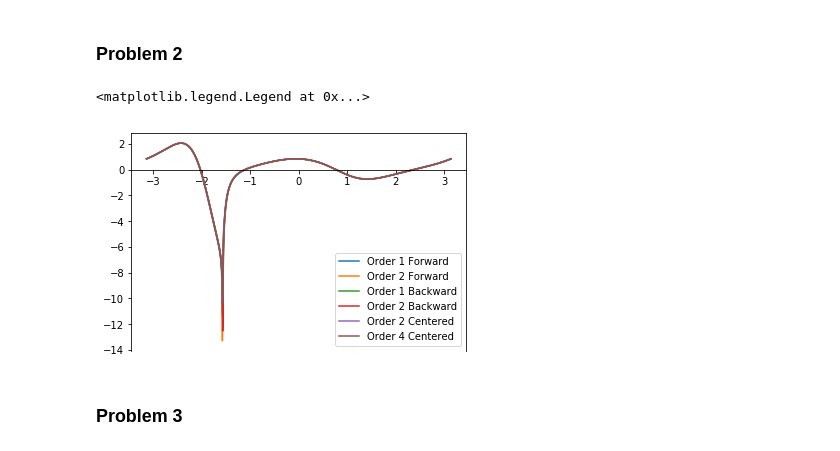
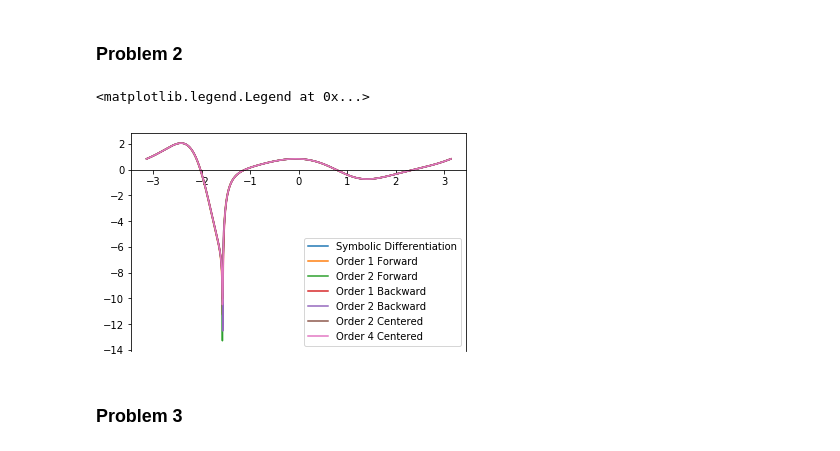
Before and after one commit to ruixili/persp-model-econ_W19, a Jupyter notebook: ProblemSets/PS2/PS2_Part1_Solution.ipynb, the cells around one changed output. Saved outputs shown, nothing was run; the diff lists cells and outputs as text; code cells hidden in the pictures.

```diff
--- a/ProblemSets/PS2/PS2_Part1_Solution.ipynb
+++ b/ProblemSets/PS2/PS2_Part1_Solution.ipynb
@@ -51,21 +51,21 @@ def centered_4(x, h=0.01):
 # %%
 # plot the finite difference quotients for approximating f′(x0)
 x_domain = np.linspace(-math.pi, math.pi, 1000)
 
 ax = plt.gca()
 ax.spines["bottom"].set_position("zero")
-
+ax.plot(x_domain, f_prime(x_domain),label='Symbolic Differentiation')
 ax.plot(x_domain, forward_1(x_domain), label='Order 1 Forward')
 ax.plot(x_domain, forward_2(x_domain), label='Order 2 Forward')
 ax.plot(x_domain, backward_1(x_domain), label='Order 1 Backward')
 ax.plot(x_domain, backward_2(x_domain), label='Order 2 Backward')
 ax.plot(x_domain, centered_2(x_domain), label='Order 2 Centered')
 ax.plot(x_domain, centered_4(x_domain), label='Order 4 Centered')
 
 ax.legend()
 # %% [output]
 <matplotlib.legend.Legend at 0x...>
-[figure, old version]
+[figure, new version]
 # %% [markdown]
 ### Problem 3
 # %%
```
Also changed, not shown: parts of 1 cell of this notebook, 2 other files.
